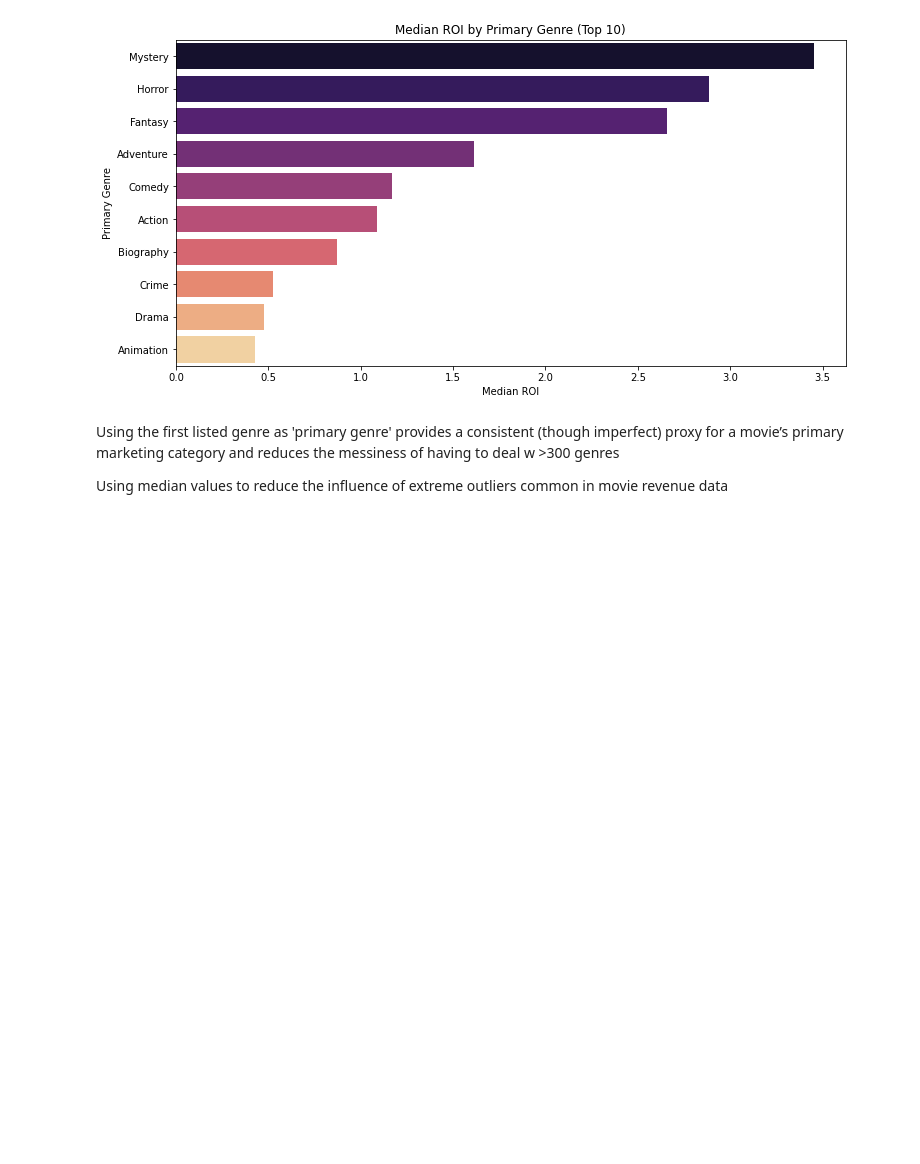
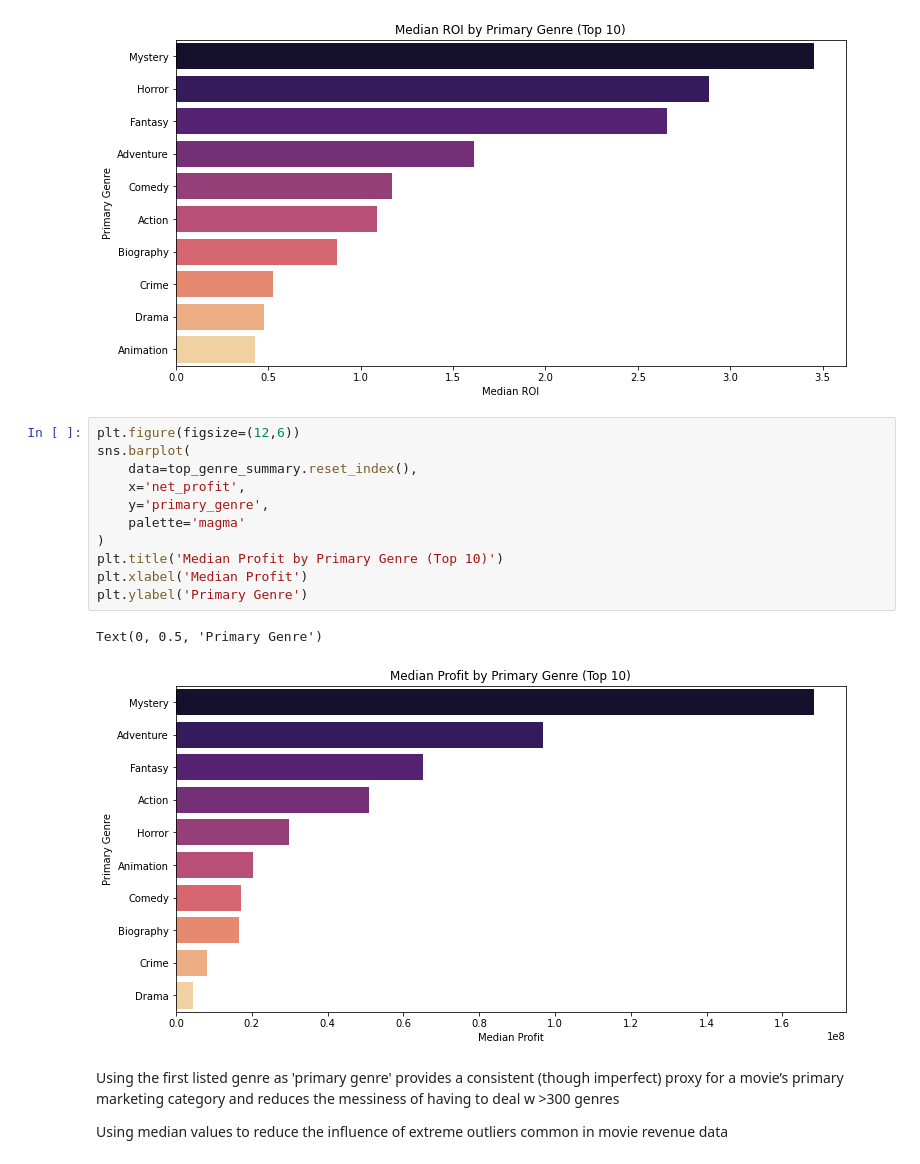
Before and after one commit to clivekinyanjui/DS-Phase_2-Group_3-Project, a Jupyter notebook: Notebook/index.ipynb, the cells around one changed output. Drawn from its saved outputs; the diff is of its cells as text; blank space fills up the shorter version.

```diff
--- a/Notebook/index.ipynb
+++ b/Notebook/index.ipynb
@@ -503,6 +516,20 @@ plt.ylabel('Primary Genre')
 # %% [output]
 Text(0, 0.5, 'Primary Genre')
 [figure]
+# %%
+plt.figure(figsize=(12,6))
+sns.barplot(
+    data=top_genre_summary.reset_index(),
+    x='net_profit',
+    y='primary_genre',
+    palette='magma'
+)
+plt.title('Median Profit by Primary Genre (Top 10)')
+plt.xlabel('Median Profit')
+plt.ylabel('Primary Genre')
+# %% [output]
+Text(0, 0.5, 'Primary Genre')
+[figure, added]
 # %% [markdown]
 Using the first listed genre as 'primary genre' provides a consistent (though imperfect) proxy for a movie’s primary marketing category and reduces the messiness of having to deal w >300 genres
 
```
Also changed, not shown: parts of 17 cells of this notebook.
